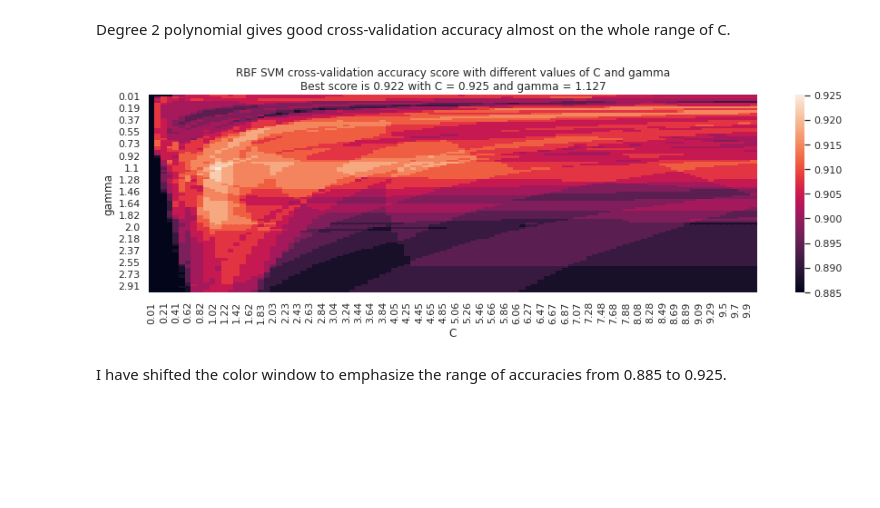
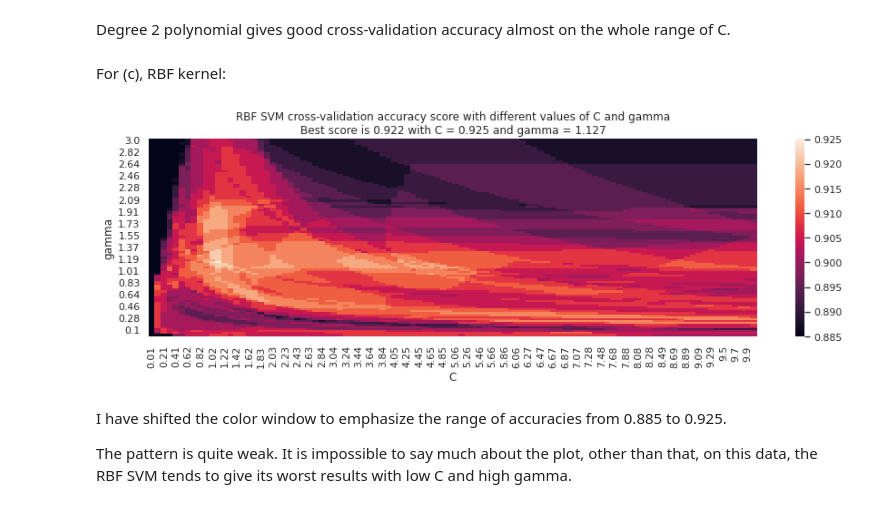
Before and after one commit to onishchenkoar/isl, a Jupyter notebook: 09_Support_Vector_Machines,_ex_7_(Auto_dataset).ipynb, the cells around one changed output. Cells and saved outputs as stored; diff of their text form; code cells hidden in the pictures; blank space fills up the shorter version.

```diff
--- a/09_Support_Vector_Machines,_ex_7_(Auto_dataset).ipynb
+++ b/09_Support_Vector_Machines,_ex_7_(Auto_dataset).ipynb
@@ -180,20 +179,24 @@ plt.show()
 # %% [markdown]
 Degree 2 polynomial gives good cross-validation accuracy almost on the whole range of C.
+# %% [markdown]
+For (c), RBF kernel:
 # %%
 plt.figure(figsize=(15, 4))
-sns.heatmap(data=pd.DataFrame(rbf_scores
-                              , index=gamma_range.round(2)
+sns.heatmap(data=pd.DataFrame(rbf_scores[::-1]
+                              , index=gamma_range.round(2)[::-1]
                               , columns=c_range.round(2)
                              )
                              .rename_axis('gamma')
                              .rename_axis('C', axis='columns')
             , vmin=0.885
            )
 plt.title('RBF SVM cross-validation accuracy score with different values of C and gamma\n'
           'Best score is 0.922 with C = 0.925 and gamma = 1.127'
 )
 plt.show()
 # %% [output]
-[figure, old version]
+[figure, new version]
 # %% [markdown]
 I have shifted the color window to emphasize the range of accuracies from 0.885 to 0.925.
+
+The pattern is quite weak. It is impossible to say much about the plot, other than that, on this data, the RBF SVM tends to give its worst results with low C and high gamma.
```
Also changed, not shown: parts of 4 cells of this notebook.
